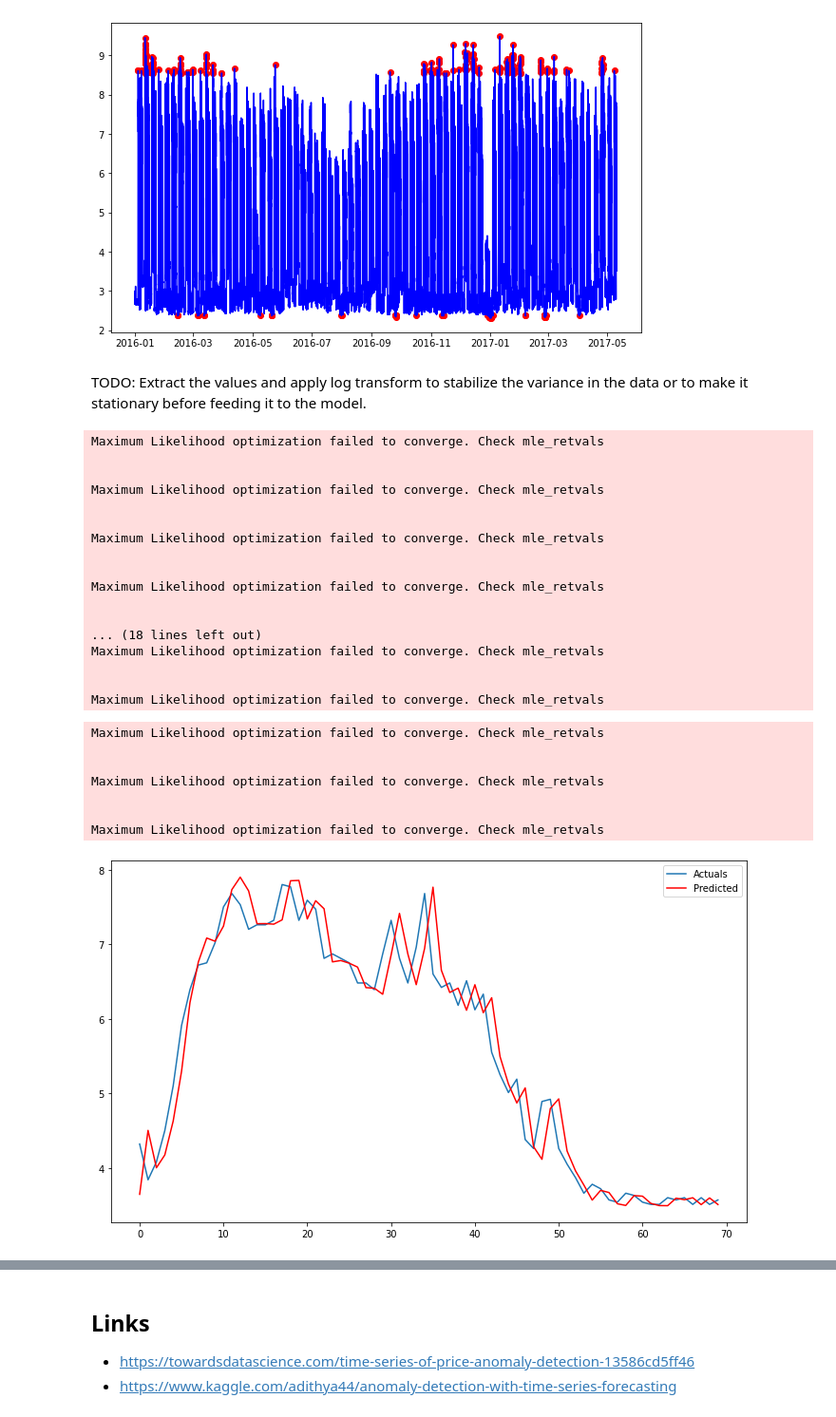
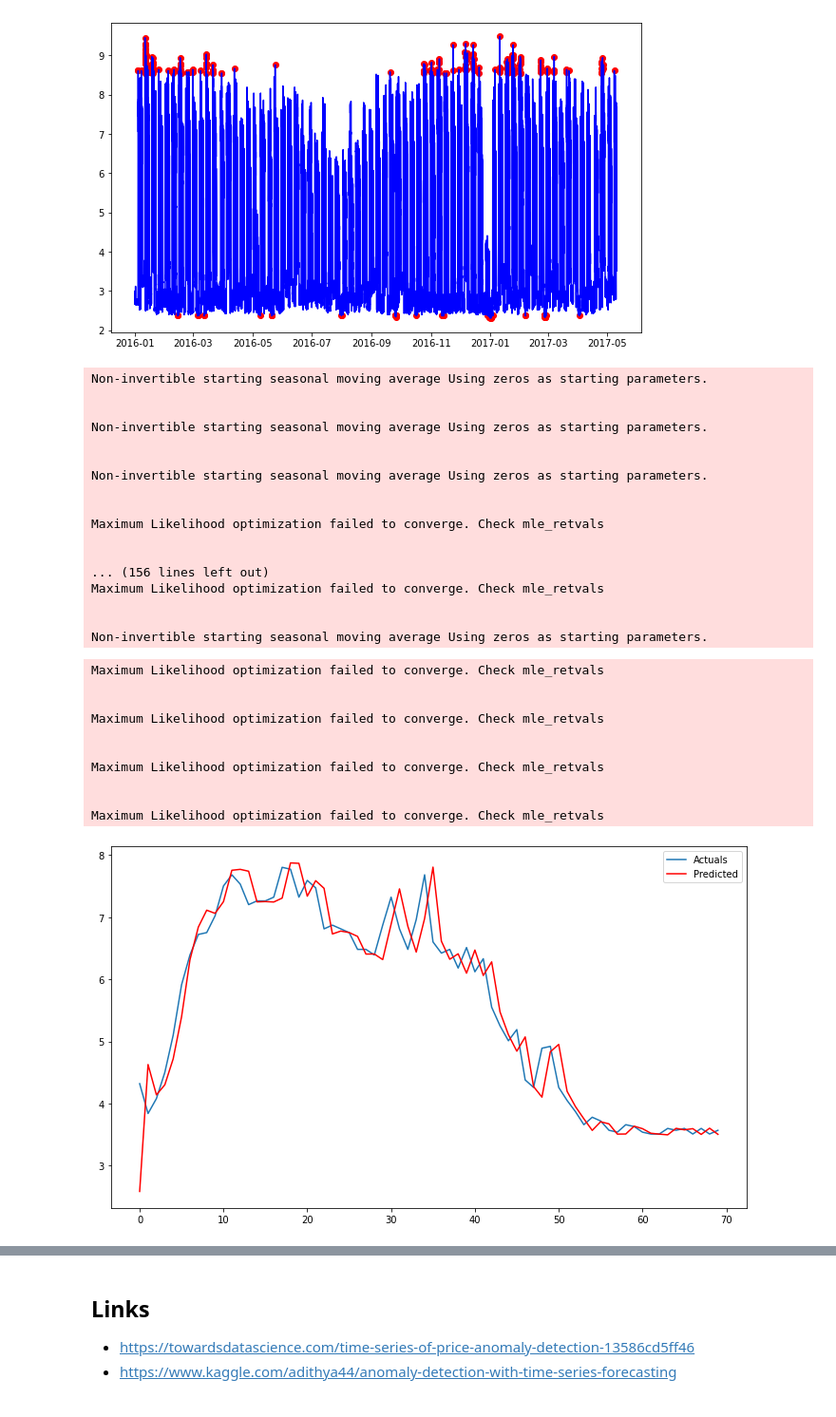
Before and after one commit to nidDrBiglr/energy-hackdays-anomaly-detection, a Jupyter notebook: anomaly-detection-model/Anomaly Detection.ipynb, the cells around one changed output, grey strips where cells are left out. Shown: that part at 95% size. Drawn from its saved outputs; the diff is of its cells as text; code cells hidden in the pictures.

```diff
--- a/anomaly-detection-model/Anomaly Detection.ipynb
+++ b/anomaly-detection-model/Anomaly Detection.ipynb
@@ -111,8 +111,6 @@ import chart_studio.plotly as py
 import matplotlib.pyplot as plt
 from matplotlib import pyplot
 import plotly.graph_objs as go
-# %% [markdown]
-TODO: Extract the values and apply log transform to stabilize the variance in the data or to make it stationary before feeding it to the model.
 # %%
 import math
 import statsmodels.api as sm
@@ -131,60 +129,63 @@ actual_log = np.log10(actual_vals)
 train, test = actual_vals[0:-70], actual_vals[-70:]
 train_log, test_log = actual_log[0:-70], actual_log[-70:]
 # %%
-stepwise_model = pm.auto_arima(train_log[:1000], seasonal=True, m=12)
+model = pm.auto_arima(train_log[0:5000], seasonal=True, m=12)
 # %% [output]
-Maximum Likelihood optimization failed to converge. Check mle_retvals
+Non-invertible starting seasonal moving average Using zeros as starting parameters.
+
+
+Non-invertible starting seasonal moving average Using zeros as starting parameters.
+
+
+Non-invertible starting seasonal moving average Using zeros as starting parameters.
 
 
 Maximum Likelihood optimization failed to converge. Check mle_retvals
 
 
+... (156 lines left out)
 Maximum Likelihood optimization failed to converge. Check mle_retvals
 
 
-Maximum Likelihood optimization failed to converge. Check mle_retvals
-
-
-... (18 lines left out)
-Maximum Likelihood optimization failed to converge. Check mle_retvals
-
-
-Maximum Likelihood optimization failed to converge. Check mle_retvals
+Non-invertible starting seasonal moving average Using zeros as starting parameters.
 # %%
 import math
 from sklearn.metrics import mean_squared_error
 
-history = [x for x in train_log]
+history = [x for x in train_log[0:5000]]
 predictions = list()
 predict_log=list()
-for t in range(len(test_log)):
+for t in range(len(test_log[0:5000])):
     stepwise_model.fit(history)
     output = stepwise_model.predict(n_periods=1)
     predict_log.append(output[0])
     yhat = 10**output[0]
     predictions.append(yhat)
     obs = test_log[t]
     history.append(obs)
     #print('predicted=%f, expected=%f' % (output[0], obs))
     #error = math.sqrt(mean_squared_error(test_log, predict_log))
     #print('Test rmse: %.3f' % error)
     # plot
 
 figsize=(12, 7)
 plt.figure(figsize=figsize)
-pyplot.plot(test,label='Actuals')
+pyplot.plot(test[0:5000],label='Actuals')
 pyplot.plot(predictions, color='red',label='Predicted')
 pyplot.legend(loc='upper right')
 pyplot.show()
 # %% [output]
 Maximum Likelihood optimization failed to converge. Check mle_retvals
 
 
 Maximum Likelihood optimization failed to converge. Check mle_retvals
 
 
 Maximum Likelihood optimization failed to converge. Check mle_retvals
+
+
+Maximum Likelihood optimization failed to converge. Check mle_retvals
-[figure, old version]
+[figure, new version]
 # %%
 predicted_df=pd.DataFrame()
 predicted_df['datetime']=df['datetime'][-70:]
```
Also changed, not shown: parts of 6 cells of this notebook, 8 other files.
